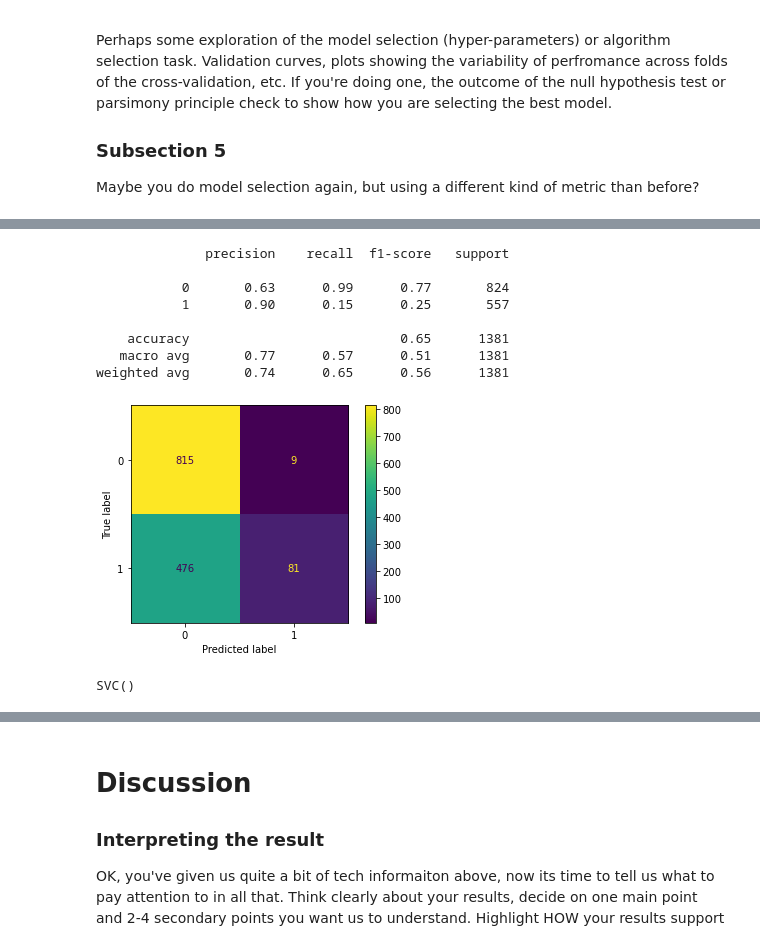
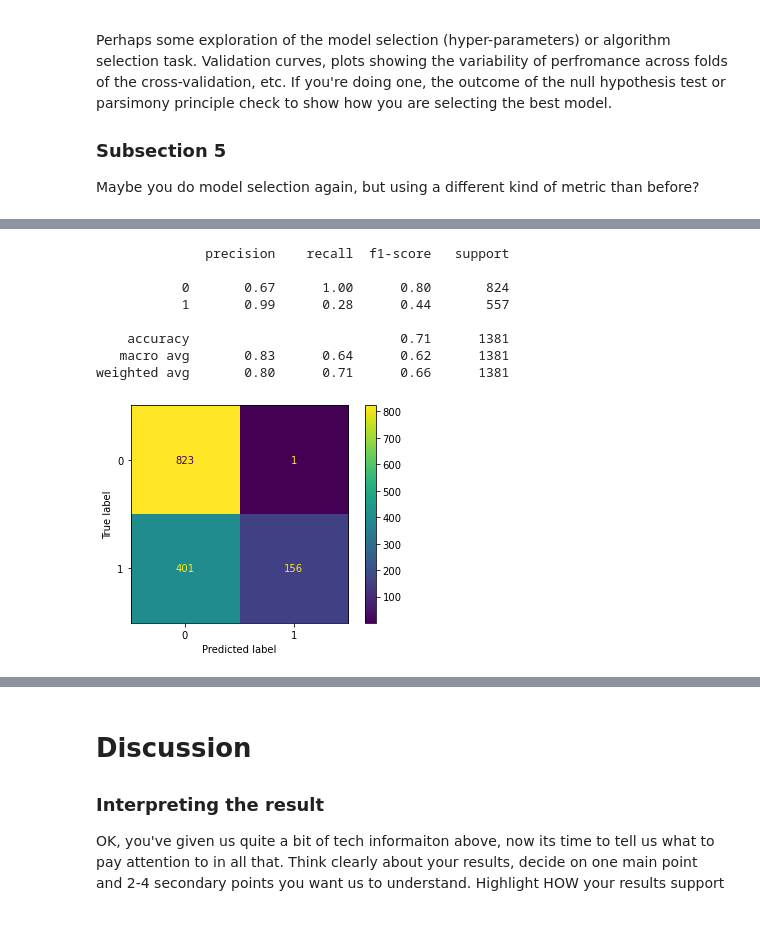
Before and after one commit to COGS118A/Group035-SP23, a Jupyter notebook: FinalProject_Group035-SP23.ipynb, the cells around one changed output, grey strips where cells are left out. Drawn from its saved outputs; the diff is of its cells as text; code cells hidden in the pictures.

```diff
--- a/FinalProject_Group035-SP23.ipynb
+++ b/FinalProject_Group035-SP23.ipynb
@@ -127,5 +121,11 @@ Modeling spam detection through SVM (Linear, Poly, RBF)
 # %%
 # Train a SVM with linear kernel
-svm = SVC(kernel='linear')
+C = 1.0  # SVM regularization parameter
+svm = SVC(kernel='linear', C=C)
 %time svm.fit(X_train, y_train)
+
+
+yhat = svm.predict(X_test)
+print(classification_report(y_test, yhat))
+ConfusionMatrixDisplay.from_predictions(y_test, yhat);
 # %% [output]
@@ -151,5 +143,10 @@ weighted avg       0.92      0.92      0.92      1381
 # %%
 # Train a SVM with polynomial kernel
-svm_poly = SVC(kernel='poly', degree=3)
+svm_poly = SVC(kernel='poly', degree=3, C=C)
 svm_poly.fit(X_train, y_train)
+
+
+yhat = svm_poly.predict(X_test)
+print(classification_report(y_test, yhat))
+ConfusionMatrixDisplay.from_predictions(y_test, yhat);
 # %% [output]
@@ -157,20 +162,19 @@ SVC(kernel='poly')
 # %%
-yhat = svm_poly.predict(X_test)
+# Train a SVM with RBF kernel
+svm_rbf = SVC(kernel='rbf', gamma=0.7, C=C)
+svm_rbf.fit(X_train, y_train)
+
+
+yhat = svm_rbf.predict(X_test)
 print(classification_report(y_test, yhat))
 ConfusionMatrixDisplay.from_predictions(y_test, yhat);
 # %% [output]
               precision    recall  f1-score   support
 
-           0       0.63      0.99      0.77       824
-           1       0.90      0.15      0.25       557
+           0       0.67      1.00      0.80       824
+           1       0.99      0.28      0.44       557
 
-    accuracy                           0.65      1381
-   macro avg       0.77      0.57      0.51      1381
-weighted avg       0.74      0.65      0.56      1381
+    accuracy                           0.71      1381
+   macro avg       0.83      0.64      0.62      1381
+weighted avg       0.80      0.71      0.66      1381
-[figure, old version]
+[figure, new version]
-# %%
-# Train a SVM with RBF kernel
-svm_rbf = SVC(kernel='rbf')
-svm_rbf.fit(X_train, y_train)
-# %% [output]
-SVC()
```
Also changed, not shown: parts of 15 cells of this notebook.
